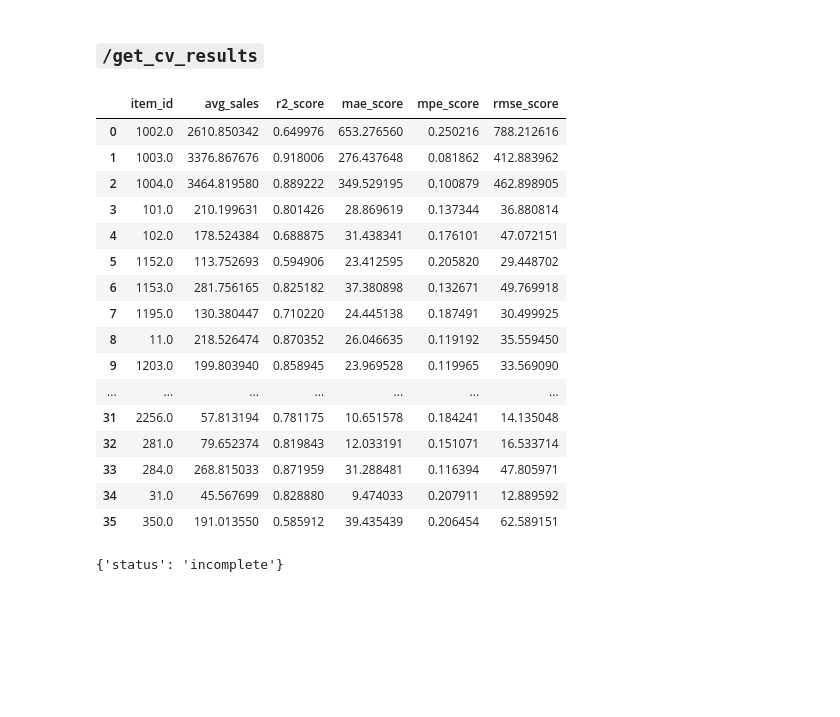
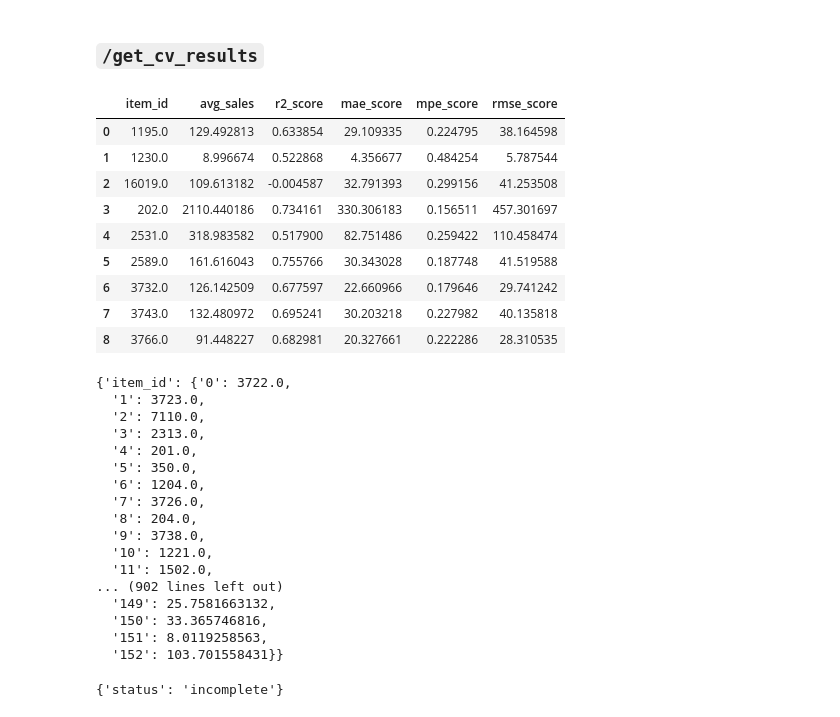
Before and after one commit to sutd-rms/fillet-flask, a Jupyter notebook: Notebooks/Test Environment-Copy1.ipynb, the cells around one changed output. Cells and saved outputs as stored; diff of their text form; code cells hidden in the pictures; blank space fills up the shorter version.

```diff
--- a/Notebooks/Test Environment-Copy1.ipynb
+++ b/Notebooks/Test Environment-Copy1.ipynb
@@ -71,38 +89,51 @@ set()
 # %%
 import requests
 import json
 
 url = 'https://fillet.azurewebsites.net/get_cv_results/'
 # url = 'http://localhost:5000/get_cv_results/'
 
 
-payload = {'project_id': 1}
+payload = {'project_id': 'aosiu018-asd13-908'}
 
 headers = {'content-type': 'application/json',
            'Accept-Charset': 'UTF-8'
           }
 
 payload = json.dumps(payload)
 r = requests.post(url, data=payload,headers=headers,  timeout=5)
 pd.DataFrame().from_dict((json.loads(r.json())))
 # %% [output]
 |  | item_id | avg_sales | r2_score | mae_score | mpe_score | rmse_score |
-| 0 | 1002.0 | 2610.850342 | 0.649976 | 653.276560 | 0.250216 | 788.212616 |
-| 1 | 1003.0 | 3376.867676 | 0.918006 | 276.437648 | 0.081862 | 412.883962 |
-| 2 | 1004.0 | 3464.819580 | 0.889222 | 349.529195 | 0.100879 | 462.898905 |
-| 3 | 101.0 | 210.199631 | 0.801426 | 28.869619 | 0.137344 | 36.880814 |
-| 4 | 102.0 | 178.524384 | 0.688875 | 31.438341 | 0.176101 | 47.072151 |
-| 5 | 1152.0 | 113.752693 | 0.594906 | 23.412595 | 0.205820 | 29.448702 |
-| 6 | 1153.0 | 281.756165 | 0.825182 | 37.380898 | 0.132671 | 49.769918 |
-| 7 | 1195.0 | 130.380447 | 0.710220 | 24.445138 | 0.187491 | 30.499925 |
-| 8 | 11.0 | 218.526474 | 0.870352 | 26.046635 | 0.119192 | 35.559450 |
-| 9 | 1203.0 | 199.803940 | 0.858945 | 23.969528 | 0.119965 | 33.569090 |
-| ... | ... | ... | ... | ... | ... | ... |
-| 31 | 2256.0 | 57.813194 | 0.781175 | 10.651578 | 0.184241 | 14.135048 |
-| 32 | 281.0 | 79.652374 | 0.819843 | 12.033191 | 0.151071 | 16.533714 |
-| 33 | 284.0 | 268.815033 | 0.871959 | 31.288481 | 0.116394 | 47.805971 |
-| 34 | 31.0 | 45.567699 | 0.828880 | 9.474033 | 0.207911 | 12.889592 |
-| 35 | 350.0 | 191.013550 | 0.585912 | 39.435439 | 0.206454 | 62.589151 |
+| 0 | 1195.0 | 129.492813 | 0.633854 | 29.109335 | 0.224795 | 38.164598 |
+| 1 | 1230.0 | 8.996674 | 0.522868 | 4.356677 | 0.484254 | 5.787544 |
+| 2 | 16019.0 | 109.613182 | -0.004587 | 32.791393 | 0.299156 | 41.253508 |
+| 3 | 202.0 | 2110.440186 | 0.734161 | 330.306183 | 0.156511 | 457.301697 |
+| 4 | 2531.0 | 318.983582 | 0.517900 | 82.751486 | 0.259422 | 110.458474 |
+| 5 | 2589.0 | 161.616043 | 0.755766 | 30.343028 | 0.187748 | 41.519588 |
+| 6 | 3732.0 | 126.142509 | 0.677597 | 22.660966 | 0.179646 | 29.741242 |
+| 7 | 3743.0 | 132.480972 | 0.695241 | 30.203218 | 0.227982 | 40.135818 |
+| 8 | 3766.0 | 91.448227 | 0.682981 | 20.327661 | 0.222286 | 28.310535 |
+# %%
+json.loads(r.json())
+# %% [output]
+{'item_id': {'0': 3722.0,
+  '1': 3723.0,
+  '2': 7110.0,
+  '3': 2313.0,
+  '4': 201.0,
+  '5': 350.0,
+  '6': 1204.0,
+  '7': 3726.0,
+  '8': 204.0,
+  '9': 3738.0,
+  '10': 1221.0,
+  '11': 1502.0,
+... (902 lines left out)
+  '149': 25.7581663132,
+  '150': 33.365746816,
+  '151': 8.0119258563,
+  '152': 103.701558431}}
 # %%
 r.json()
 # %% [output]
```
Also changed, not shown: parts of 7 cells of this notebook, 3 other files.
